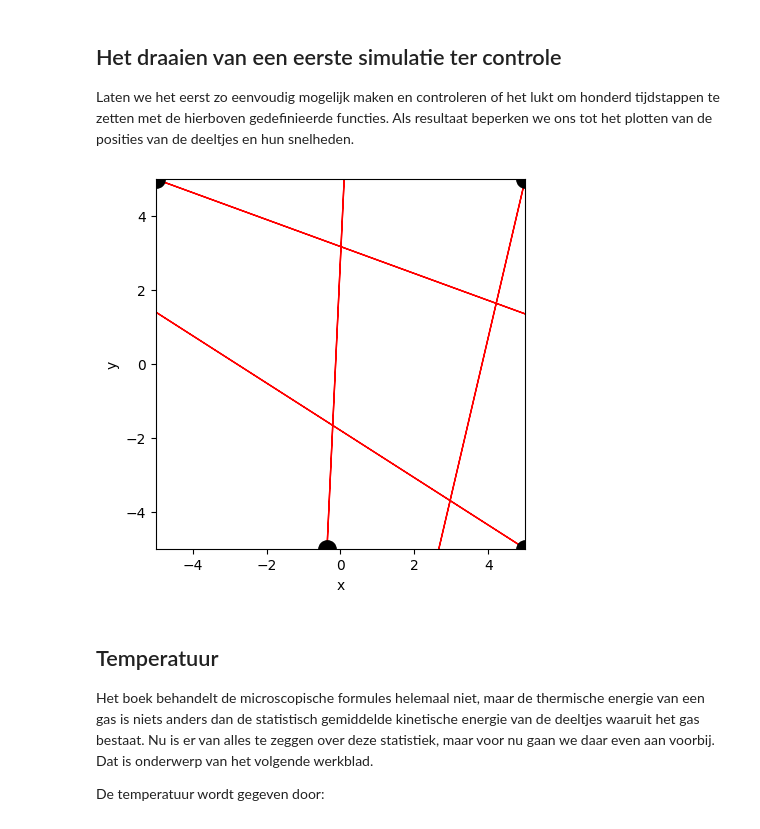
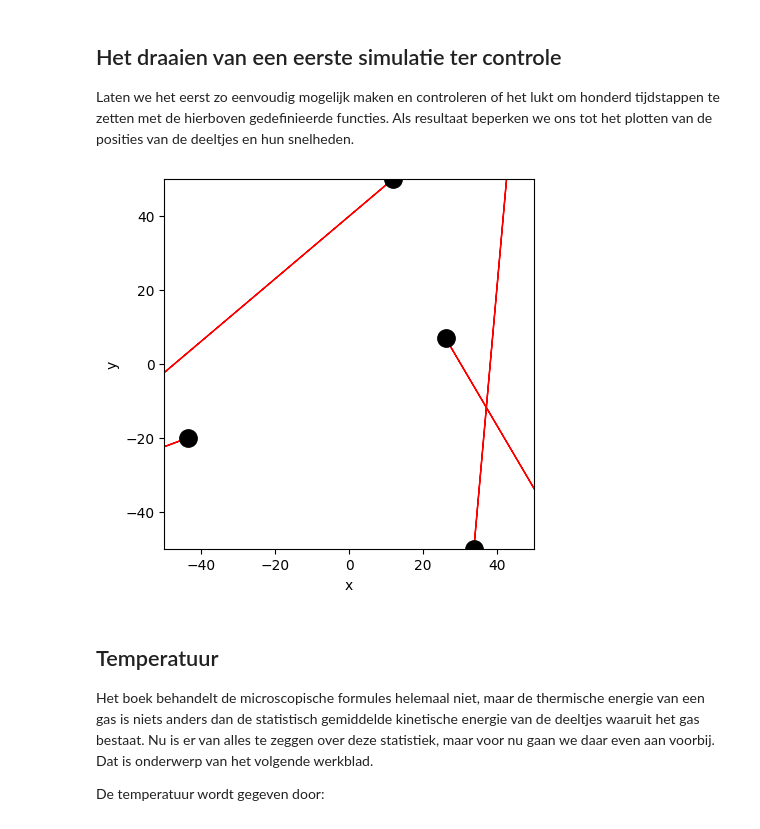
Before and after one commit to ErikvdBerkmortel/IP2-erik-en-xavi, a Jupyter notebook: Content/PySim/5_druktemp.ipynb, the cells around one changed output. Drawn from its saved outputs; the diff is of its cells as text; code cells hidden in the pictures.

```diff
--- a/Content/PySim/5_druktemp.ipynb
+++ b/Content/PySim/5_druktemp.ipynb
@@ -39,10 +39,12 @@ import numpy as np
 import matplotlib.pyplot as plt
 from matplotlib.animation import FuncAnimation
 
-BOX_SIZE_0 = 10              # Hoogte en lengte startvolume
-N = 4                  # Aantal deeltjes
-V_0 = 500                  # Startsnelheid van deeltjes
+BOX_SIZE_0 = 100           # Hoogte en lengte startvolume
+N = 4            # Aantal deeltjes
+V_0 = 500                # Startsnelheid van deeltjes
 RADIUS =  5*10**(-10)        # Straal van moleculen
 DT = 0.1                   # Tijdstap om geen botsing te missen
-
+#start punt
+m= 6.63e-26  # Massa van een deeltje (kg)
 #your code/answer
+print(m)
@@ -112,7 +118,7 @@ def create_particles(particles):
         vx = np.random.uniform(-V_0, V_0)
         vy = np.random.choice([-1, 1]) * np.sqrt(V_0**2 - vx**2)
         pos = np.random.uniform(-BOX_SIZE_0/2 + RADIUS, BOX_SIZE_0/2 - RADIUS, 2)
-        particles.append(ParticleClass(m=1.0, v=[vx, vy], r=pos, R=RADIUS))
+        particles.append(ParticleClass(m=m, v=[vx, vy], r=pos, R=RADIUS))
 
 # note dat deze handle_collisions functie anders is dan we gedaan in brownian motion
 # controleer zelf welke van de twee functies sneller is (wat, zoals gezegd, sterk afhangt van het aantal deeltjes!)
@@ -144,26 +150,26 @@ Als resultaat beperken we ons tot het plotten van de posities van de deeltjes en
 # %%
 particles = []
 create_particles(particles)
 
 # doorlopen van de simulatie
-for i in range(100):
+for i in range(10000):
     take_time_step(particles)
 
 # plotten van de positie van de deeltjes en hun snelheid als vector
 plt.figure()
 plt.xlabel('x')
 plt.ylabel('y')
 plt.gca().set_aspect('equal')
 plt.xlim(-BOX_SIZE_0/2, BOX_SIZE_0/2)
 plt.ylim(-BOX_SIZE_0/2, BOX_SIZE_0/2)
 
 for p in particles:
     plt.plot(p.r[0], p.r[1], 'k.', ms=25)
     plt.arrow(p.r[0], p.r[1], p.v[0], p.v[1],
               head_width=0.05, head_length=0.1, color='red')
 plt.show()
 # %% [output]
-[figure, old version]
+[figure, new version]
 # %% [markdown]
 ## Temperatuur
 
```
Also changed, not shown: parts of 6 cells of this notebook.
